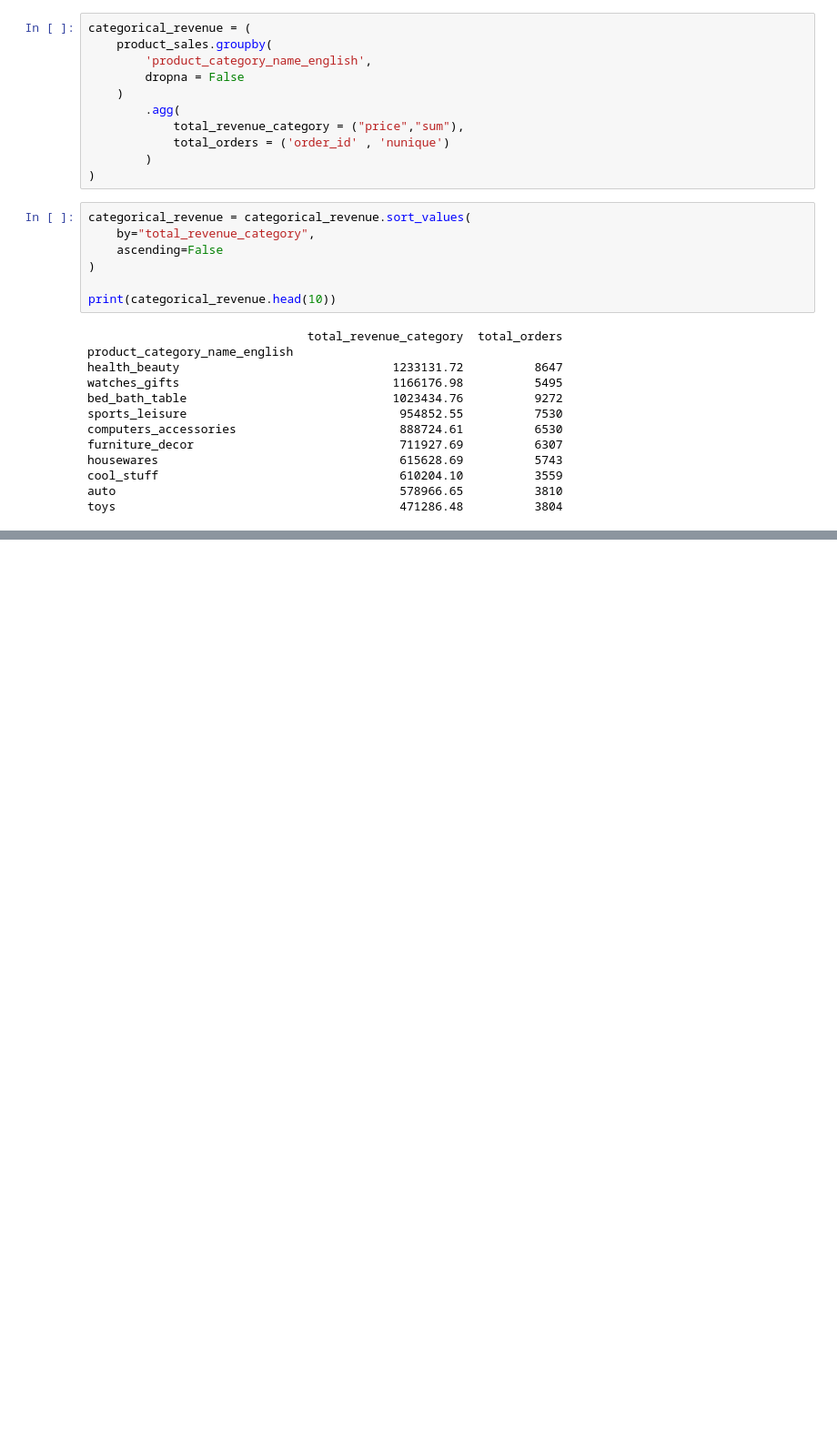
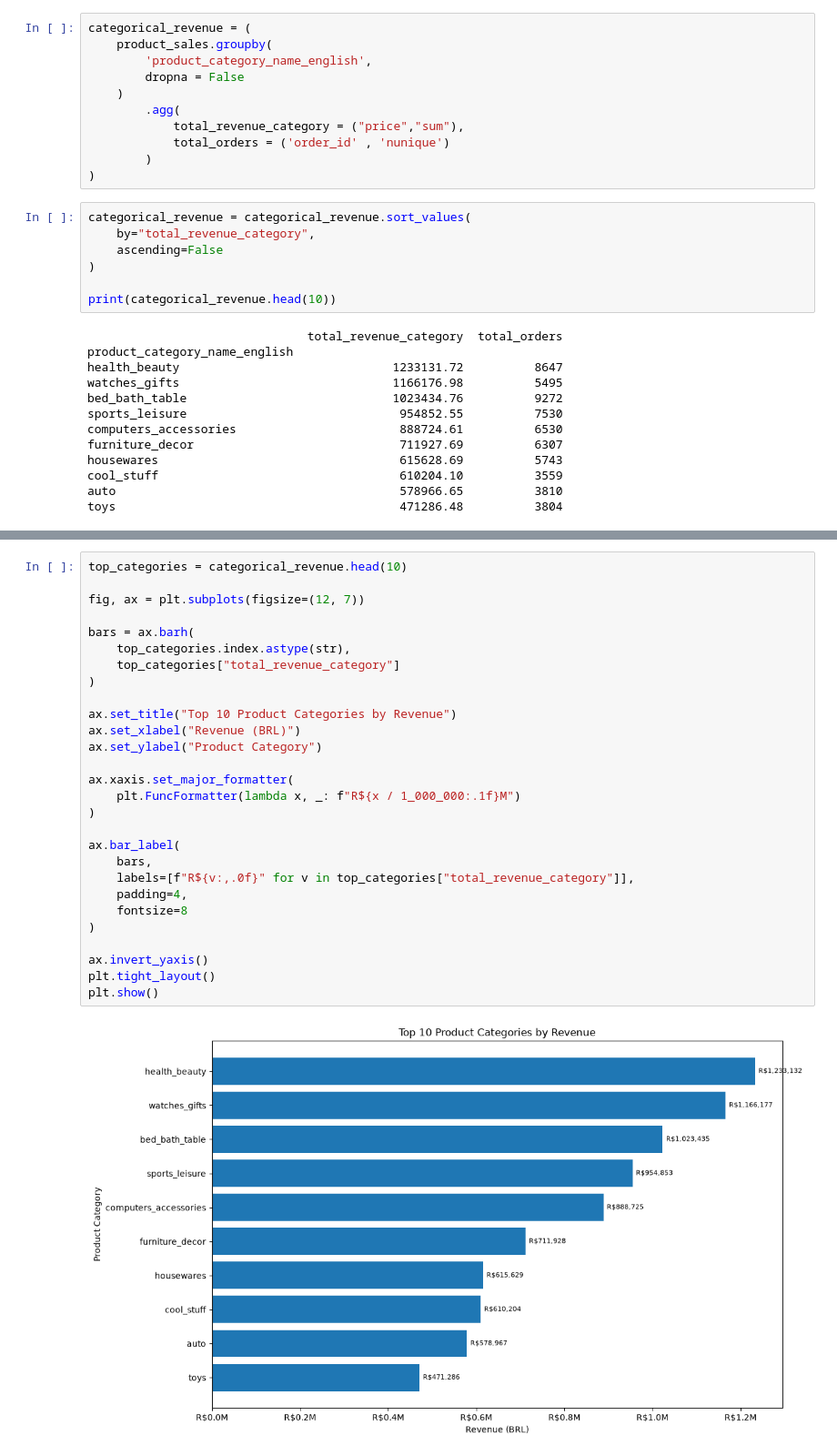
Before and after one commit to vipulyadav-2004/business-sales-analysis, a Jupyter notebook: notebooks/02_exploratory_data_analysis.ipynb, the cells around one changed output, grey strips where cells are left out. Shown at 91% size. Saved outputs shown, nothing was run; the diff lists cells and outputs as text; blank space fills up the shorter version.

```diff
--- a/notebooks/02_exploratory_data_analysis.ipynb
+++ b/notebooks/02_exploratory_data_analysis.ipynb
@@ -265,0 +238,30 @@ plt.show()
+# %%
+top_categories = categorical_revenue.head(10)
+
+fig, ax = plt.subplots(figsize=(12, 7))
+
+bars = ax.barh(
+    top_categories.index.astype(str),
+    top_categories["total_revenue_category"]
+)
+
+ax.set_title("Top 10 Product Categories by Revenue")
+ax.set_xlabel("Revenue (BRL)")
+ax.set_ylabel("Product Category")
+
+ax.xaxis.set_major_formatter(
+    plt.FuncFormatter(lambda x, _: f"R${x / 1_000_000:.1f}M")
+)
+
+ax.bar_label(
+    bars,
+    labels=[f"R${v:,.0f}" for v in top_categories["total_revenue_category"]],
+    padding=4,
+    fontsize=8
+)
+
+ax.invert_yaxis()
+plt.tight_layout()
+plt.show()
+# %% [output]
+[figure, added]
```
Also changed, not shown: parts of 13 cells of this notebook.
